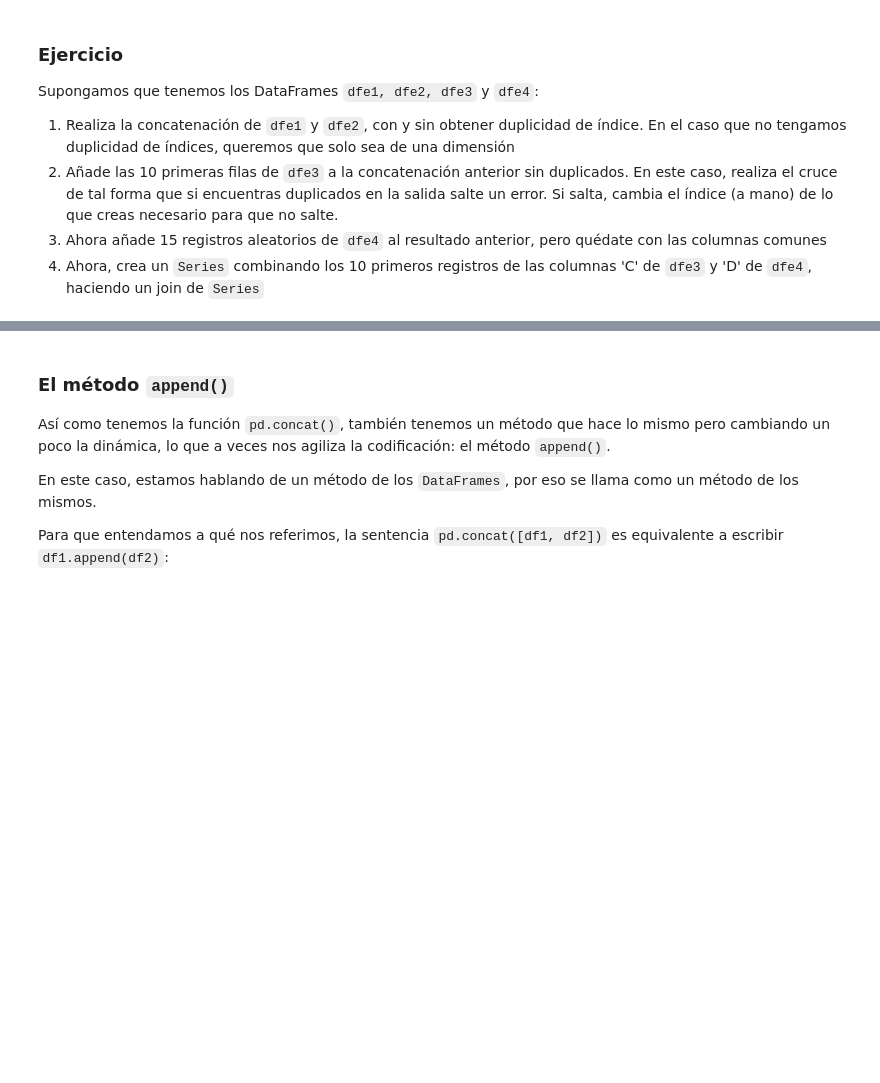
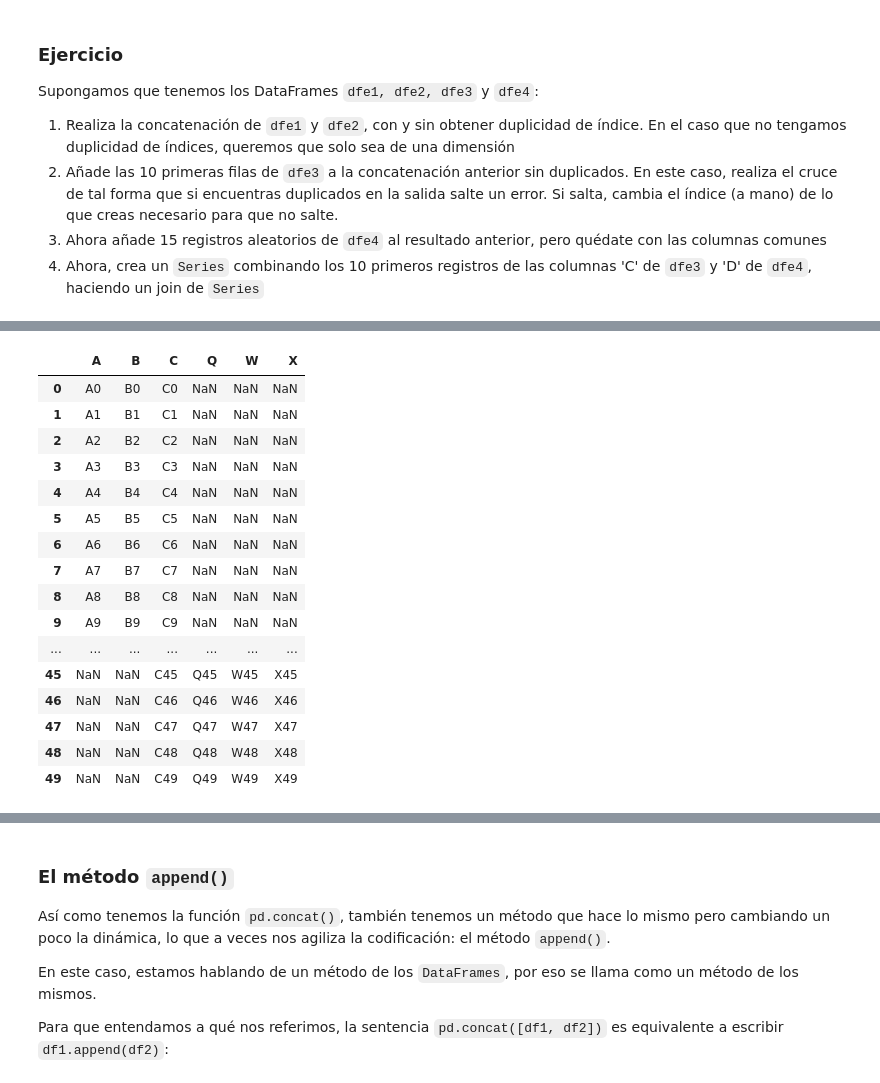
Before and after one commit to JuanDG5/DS-part-time-sep2020, a Jupyter notebook: semana_7/dia_2/CombinandoDatasets.ipynb, the cells around one changed output, grey strips where cells are left out. Cells and saved outputs as stored; diff of their text form; code cells hidden in the pictures; blank space fills up the shorter version.

```diff
--- a/semana_7/dia_2/CombinandoDatasets.ipynb
+++ b/semana_7/dia_2/CombinandoDatasets.ipynb
@@ -355,0 +422,3 @@ Ej. 4:
+# %%
+concat1 = pd.concat([dfe1, dfe2], ignore_index = True)
+concat1
@@ -355,0 +443,21 @@ Ej. 4:
+# %%
+concat2 = pd.concat([concat1, dfe3.iloc[:10]], verify_integrity=True)
+concat2
+# %% [output]
+|  | A | B | C | Q | W | X |
+| 0 | A0 | B0 | C0 | NaN | NaN | NaN |
+| 1 | A1 | B1 | C1 | NaN | NaN | NaN |
+| 2 | A2 | B2 | C2 | NaN | NaN | NaN |
+| 3 | A3 | B3 | C3 | NaN | NaN | NaN |
+| 4 | A4 | B4 | C4 | NaN | NaN | NaN |
+| 5 | A5 | B5 | C5 | NaN | NaN | NaN |
+| 6 | A6 | B6 | C6 | NaN | NaN | NaN |
+| 7 | A7 | B7 | C7 | NaN | NaN | NaN |
+| 8 | A8 | B8 | C8 | NaN | NaN | NaN |
+| 9 | A9 | B9 | C9 | NaN | NaN | NaN |
+| ... | ... | ... | ... | ... | ... | ... |
+| 45 | NaN | NaN | C45 | Q45 | W45 | X45 |
+| 46 | NaN | NaN | C46 | Q46 | W46 | X46 |
+| 47 | NaN | NaN | C47 | Q47 | W47 | X47 |
+| 48 | NaN | NaN | C48 | Q48 | W48 | X48 |
+| 49 | NaN | NaN | C49 | Q49 | W49 | X49 |
```
Also changed, not shown: parts of 9 cells of this notebook, 8 other files.
